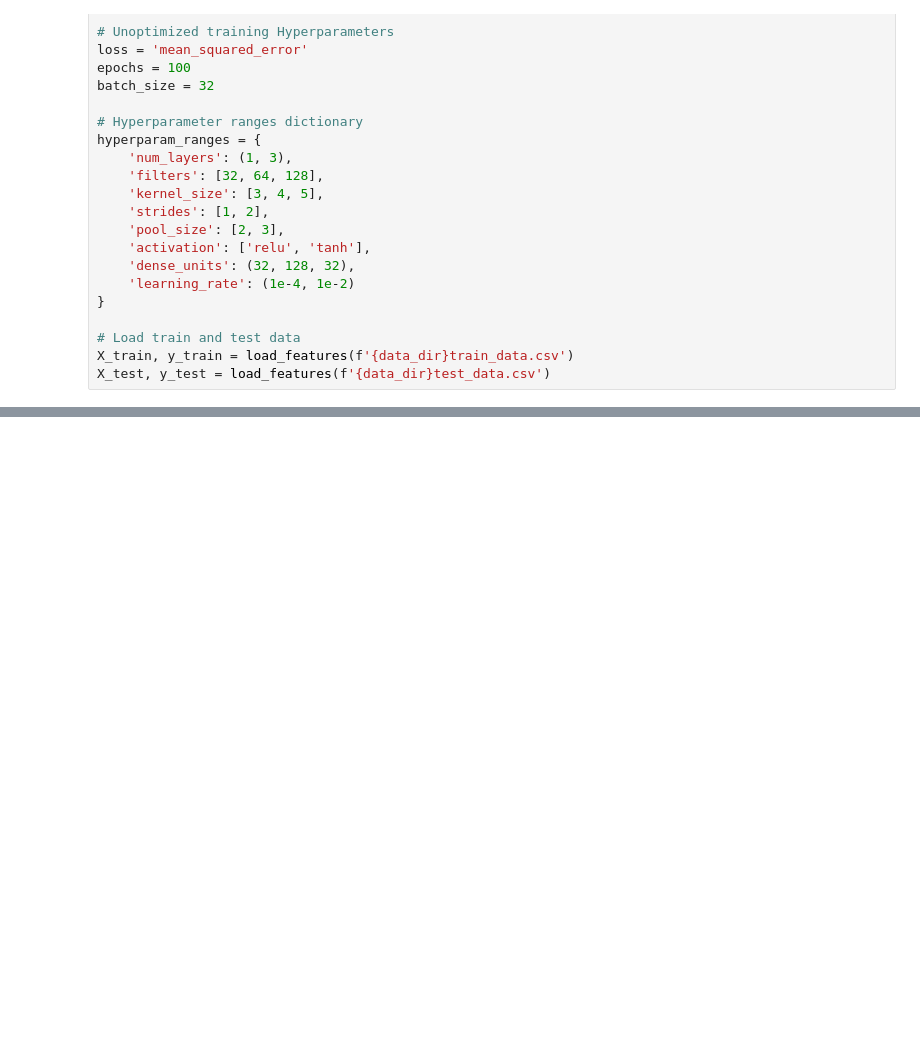
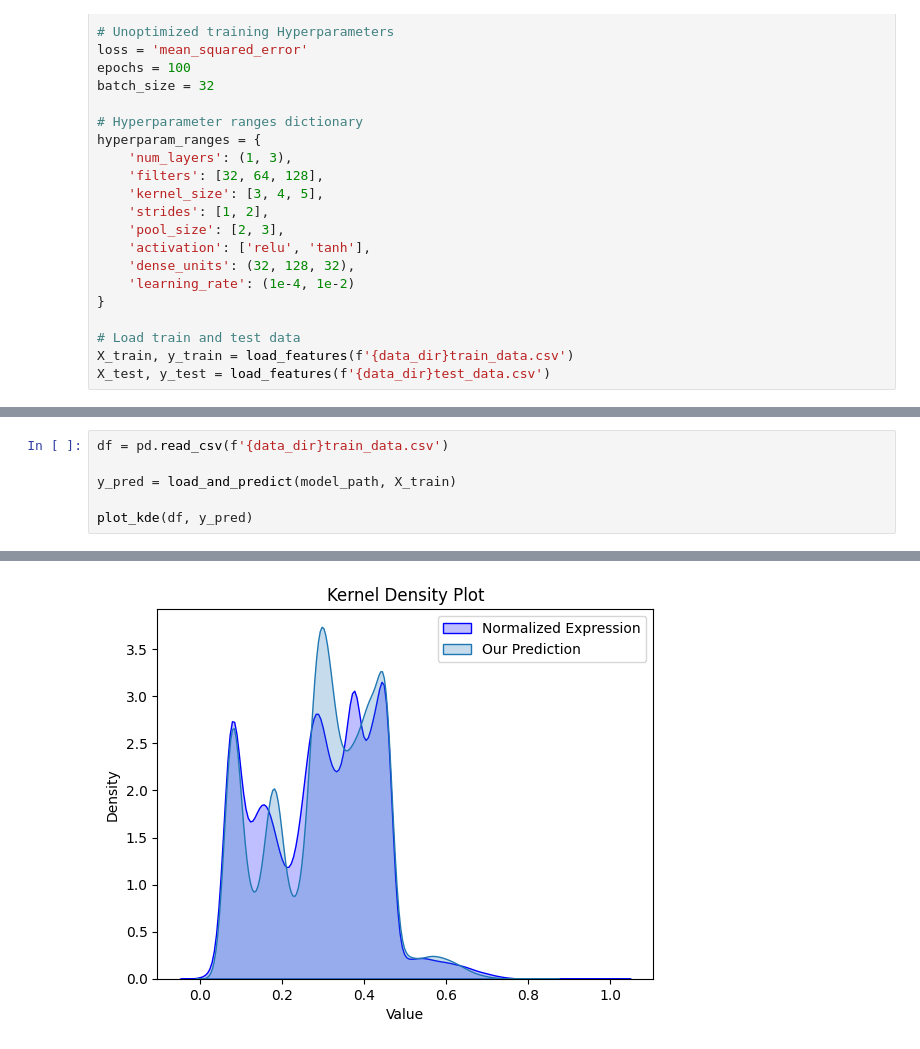
Before and after one commit to Rhys-sg/promoter-sequence-transcription-rates, a Jupyter notebook: v2/Testing CNN/CNN_6_1.ipynb, the cells around one changed output, grey strips where cells are left out. Cells and saved outputs as stored; diff of their text form; blank space fills up the shorter version.

Commit message:
Adding histogram to CNN_6_1

```diff
--- a/v2/Testing CNN/CNN_6_1.ipynb
+++ b/v2/Testing CNN/CNN_6_1.ipynb
@@ -85,0 +80,7 @@ R2:  0.8782429640892964
+# %%
+df = pd.read_csv(f'{data_dir}train_data.csv')
+
+y_pred = load_and_predict(model_path, X_train)
+
+plot_kde(df, y_pred)
+# %% [output]
@@ -85,0 +88 @@ R2:  0.8782429640892964
+[figure, added]
```
Also changed, not shown: parts of 3 cells of this notebook, 2 other files.
